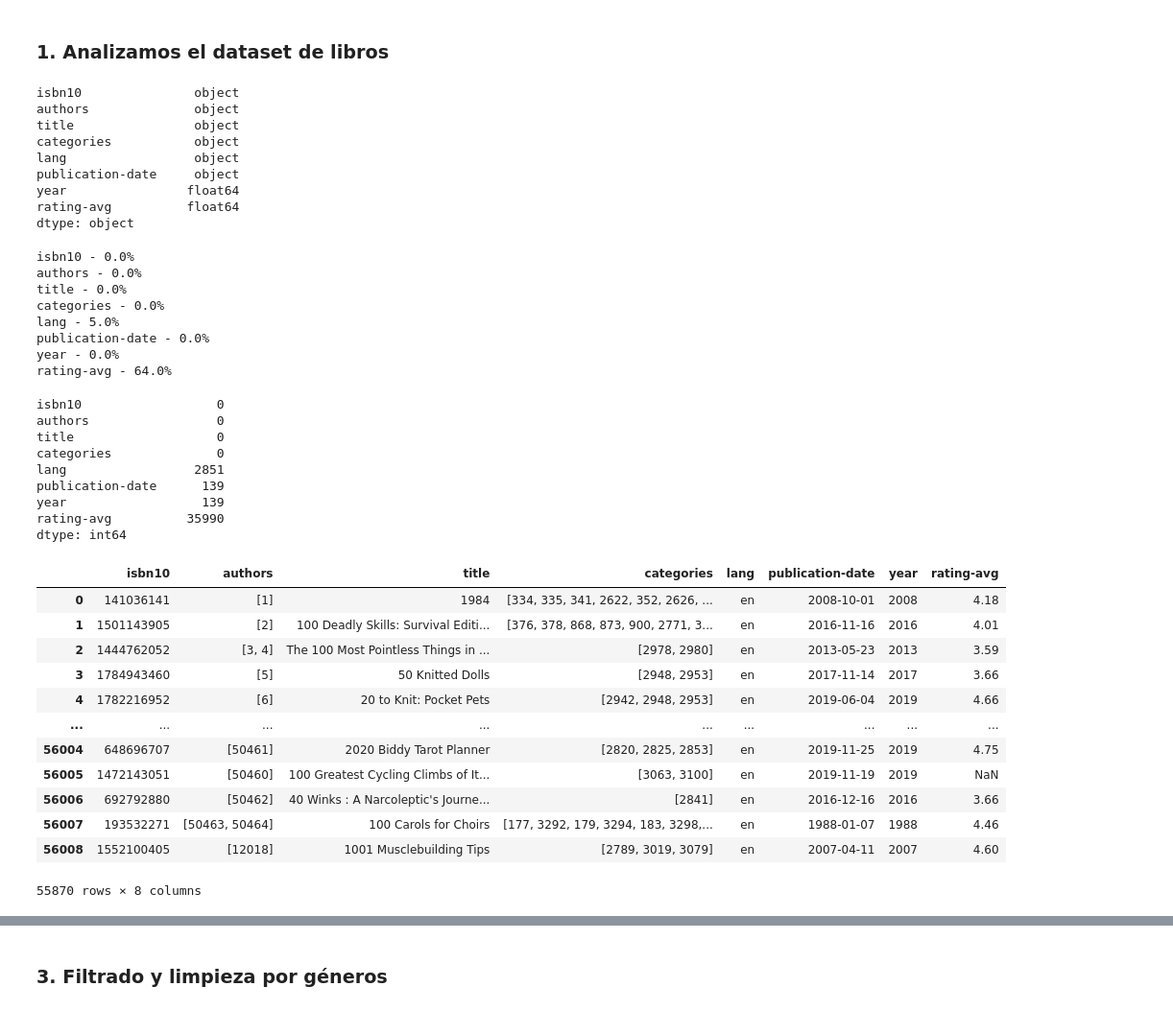
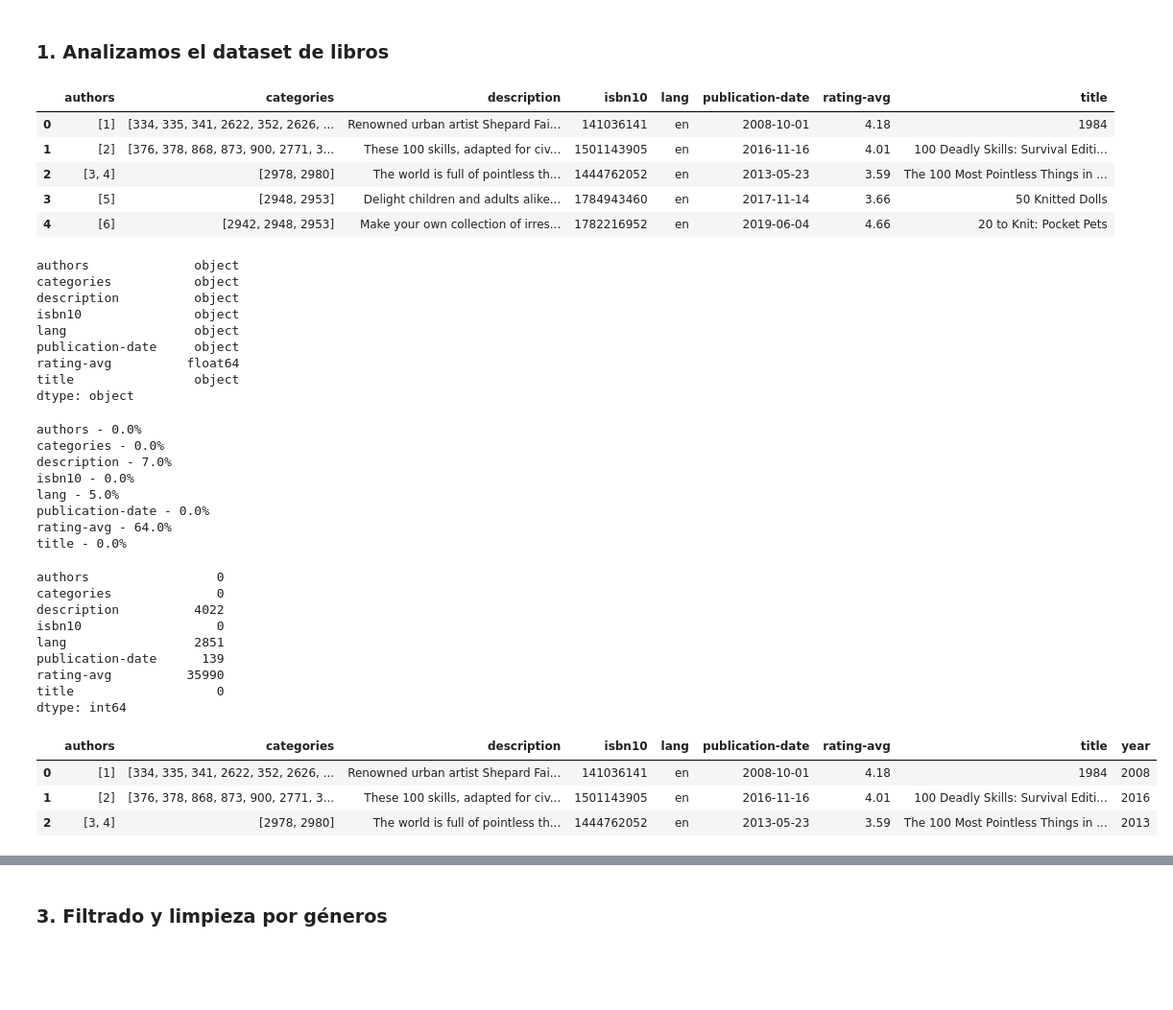
Before and after one commit to paularotaola/Data-Pipelines, a Jupyter notebook: Pre-data-analysis.ipynb, the cells around one changed output, grey strips where cells are left out. Shown: that part at 96% size. Saved outputs shown, nothing was run; the diff lists cells and outputs as text; code cells hidden in the pictures; blank space fills up the shorter version.

```diff
--- a/Pre-data-analysis.ipynb
+++ b/Pre-data-analysis.ipynb
@@ -5,7 +5,7 @@ import pandas as pd
 import numpy as np
 import re
 # %%
-result = pd.read_csv("Output/books_output.csv")
+result = pd.read_csv("Input/dataset-books.csv")
 df = pd.DataFrame(result)
-df.head(5).sort_values(by="year", ascending=False)
+df.head(3)
 # %% [output]
@@ -18,17 +17,31 @@ df.head(5).sort_values(by="year", ascending=False)
 # %% [markdown]
 ### 1. Analizamos el dataset de libros
+# %%
+# Eliminamos las columnas que no necesitamos
+
+drop_cols = ['id','bestsellers-rank','dimension-x','edition','edition-statement', 'for-ages', 'format', 'illustrations-note',
+       'imprint', 'index-date', 'dimension-y',"isbn13",'publication-place','dimension-z','weight','rating-count','url']
+df = df.drop(drop_cols, axis =1)
+df.head(5)
+# %% [output]
+|  | authors | categories | description | isbn10 | lang | publication-date | rating-avg | title |
+| 0 | [1] | [334, 335, 341, 2622, 352, 2626, ... | Renowned urban artist Shepard Fai... | 141036141 | en | 2008-10-01 | 4.18 | 1984 |
+| 1 | [2] | [376, 378, 868, 873, 900, 2771, 3... | These 100 skills, adapted for civ... | 1501143905 | en | 2016-11-16 | 4.01 | 100 Deadly Skills: Survival Editi... |
+| 2 | [3, 4] | [2978, 2980] | The world is full of pointless th... | 1444762052 | en | 2013-05-23 | 3.59 | The 100 Most Pointless Things in ... |
+| 3 | [5] | [2948, 2953] | Delight children and adults alike... | 1784943460 | en | 2017-11-14 | 3.66 | 50 Knitted Dolls |
+| 4 | [6] | [2942, 2948, 2953] | Make your own collection of irres... | 1782216952 | en | 2019-06-04 | 4.66 | 20 to Knit: Pocket Pets |
 # %%
 # Vemos los data types
 df.dtypes
 # %% [output]
+authors              object
+categories           object
+description          object
 isbn10               object
-authors              object
-title                object
-categories           object
 lang                 object
 publication-date     object
-year                float64
 rating-avg          float64
+title                object
 dtype: object
 # %%
 # Analizamos valores nulos
@@ -37,26 +50,31 @@ for col in df.columns:
     pct_missing = np.mean(df[col].isnull())
     print('{} - {}%'.format(col, round(pct_missing*100)))
 # %% [output]
+authors - 0.0%
+categories - 0.0%
+description - 7.0%
 isbn10 - 0.0%
-authors - 0.0%
-title - 0.0%
-categories - 0.0%
 lang - 5.0%
 publication-date - 0.0%
-year - 0.0%
 rating-avg - 64.0%
+title - 0.0%
 # %%
 null_cols = df.isnull().sum()
 null_cols
 # %% [output]
+authors                 0
+categories              0
+description          4022
 isbn10                  0
-authors                 0
-title                   0
-categories              0
 lang                 2851
 publication-date      139
-year                  139
 rating-avg          35990
+title                   0
 dtype: int64
+# %%
+# Modificamos la columna de "publication-date" formato fecha y sacamos el año de la fecha
+
+df["publication-date"] = pd.to_datetime(df["publication-date"])
+df["year"] = pd.DatetimeIndex(df["publication-date"]).year
 # %%
 # Eliminamos las columnas sin años ya que es un campo necesario a la hora de filtrar
@@ -64,22 +81,11 @@ dtype: int64
 df = df.dropna(subset=['year'])
 # %%
-# Modificamos la columna de "publication-date" formato fecha y arreglamos la columna "year"
-
-df["publication-date"] =  pd.to_datetime(df["publication-date"])
+# Arregalamos la columna "year"
 df["year"] =  df["year"].apply(lambda x: int(x))
-df
+df.head(3)
 # %% [output]
-|  | isbn10 | authors | title | categories | lang | publication-date | year | rating-avg |
-| 0 | 141036141 | [1] | 1984 | [334, 335, 341, 2622, 352, 2626, ... | en | 2008-10-01 | 2008 | 4.18 |
-| 1 | 1501143905 | [2] | 100 Deadly Skills: Survival Editi... | [376, 378, 868, 873, 900, 2771, 3... | en | 2016-11-16 | 2016 | 4.01 |
-| 2 | 1444762052 | [3, 4] | The 100 Most Pointless Things in ... | [2978, 2980] | en | 2013-05-23 | 2013 | 3.59 |
-| 3 | 1784943460 | [5] | 50 Knitted Dolls | [2948, 2953] | en | 2017-11-14 | 2017 | 3.66 |
-| 4 | 1782216952 | [6] | 20 to Knit: Pocket Pets | [2942, 2948, 2953] | en | 2019-06-04 | 2019 | 4.66 |
-| ... | ... | ... | ... | ... | ... | ... | ... | ... |
-| 56004 | 648696707 | [50461] | 2020 Biddy Tarot Planner | [2820, 2825, 2853] | en | 2019-11-25 | 2019 | 4.75 |
-| 56005 | 1472143051 | [50460] | 100 Greatest Cycling Climbs of It... | [3063, 3100] | en | 2019-11-19 | 2019 | NaN |
-| 56006 | 692792880 | [50462] | 40 Winks : A Narcoleptic's Journe... | [2841] | en | 2016-12-16 | 2016 | 3.66 |
-| 56007 | 193532271 | [50463, 50464] | 100 Carols for Choirs | [177, 3292, 179, 3294, 183, 3298,... | en | 1988-01-07 | 1988 | 4.46 |
-| 56008 | 1552100405 | [12018] | 1001 Musclebuilding Tips | [2789, 3019, 3079] | en | 2007-04-11 | 2007 | 4.60 |
+|  | authors | categories | description | isbn10 | lang | publication-date | rating-avg | title | year |
+| 0 | [1] | [334, 335, 341, 2622, 352, 2626, ... | Renowned urban artist Shepard Fai... | 141036141 | en | 2008-10-01 | 4.18 | 1984 | 2008 |
+| 1 | [2] | [376, 378, 868, 873, 900, 2771, 3... | These 100 skills, adapted for civ... | 1501143905 | en | 2016-11-16 | 4.01 | 100 Deadly Skills: Survival Editi... | 2016 |
+| 2 | [3, 4] | [2978, 2980] | The world is full of pointless th... | 1444762052 | en | 2013-05-23 | 3.59 | The 100 Most Pointless Things in ... | 2013 |
-55870 rows × 8 columns
 # %%
```
Also changed, not shown: parts of 11 cells of this notebook, 10 other files.
